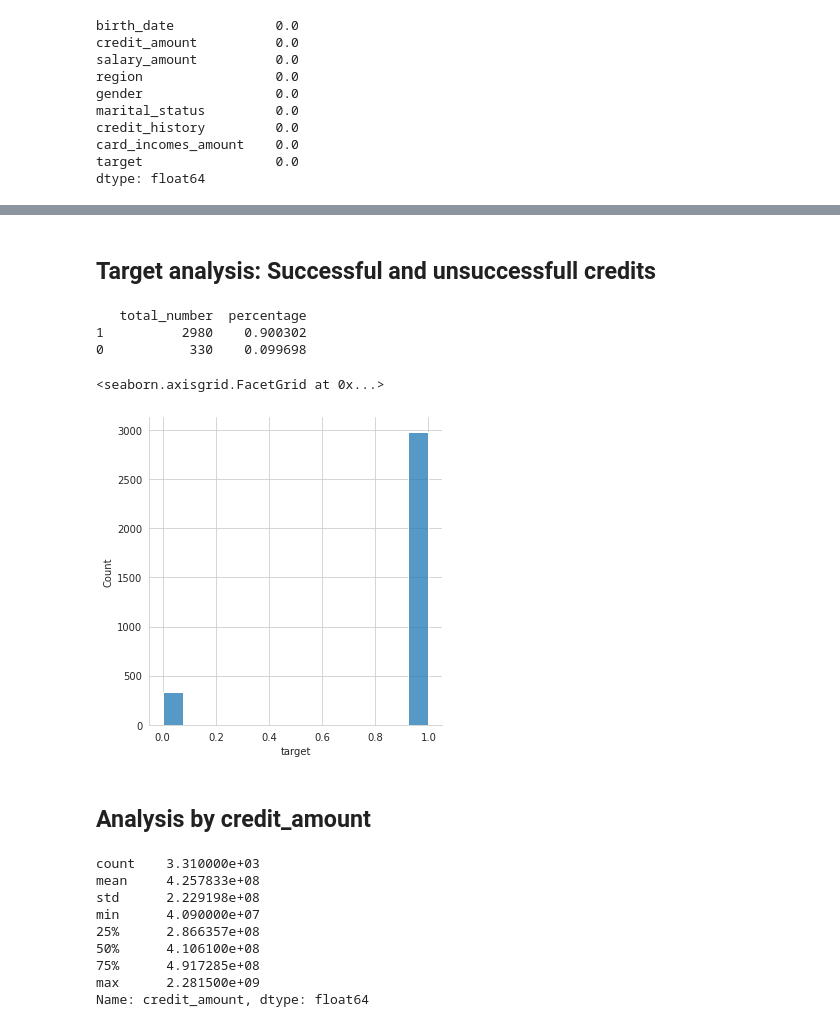
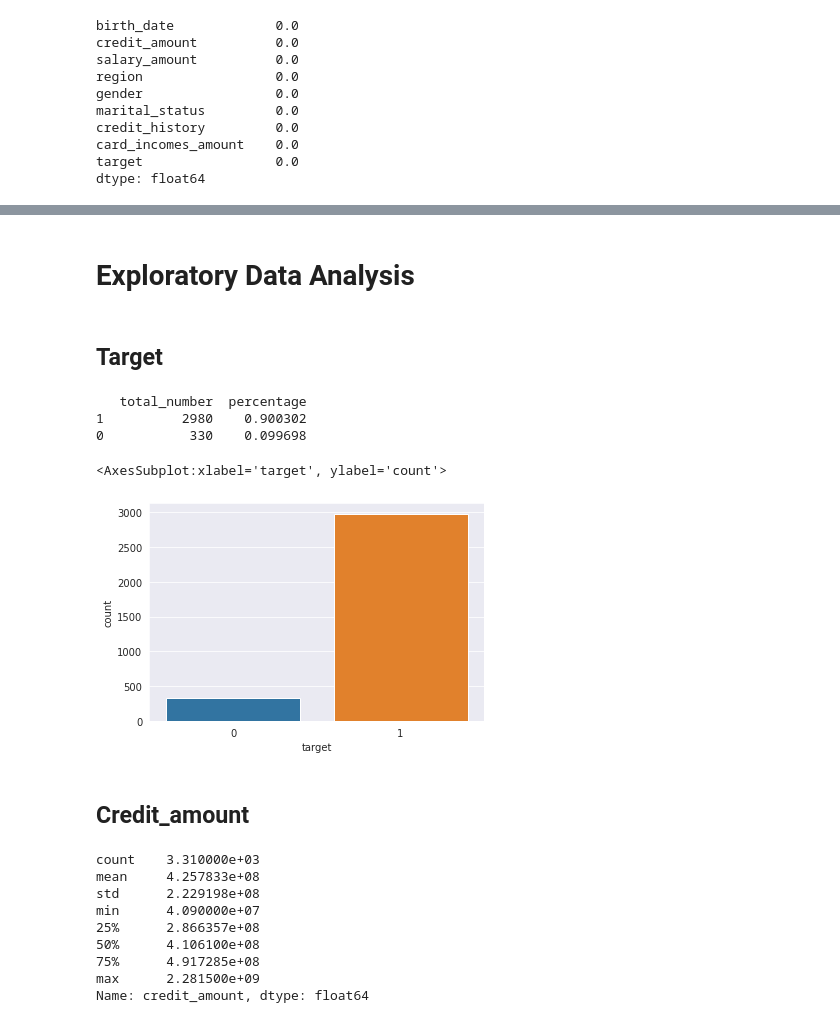
Before and after one commit to KomiljonNasrullaev/aliftech, a Jupyter notebook: notebooks/aliftech.ipynb, the cells around one changed output, grey strips where cells are left out. Drawn from its saved outputs; the diff is of its cells as text; code cells hidden in the pictures.

```diff
--- a/notebooks/aliftech.ipynb
+++ b/notebooks/aliftech.ipynb
@@ -73,7 +73,9 @@ Data columns (total 9 columns):
 dtypes: int64(3), object(6)
 memory usage: 258.6+ KB
 # %% [markdown]
-## Target analysis: Successful and unsuccessfull credits
+# Exploratory Data Analysis
+# %% [markdown]
+## Target
 # %%
 df = pd.DataFrame()
 df['total_number'] = data.target.value_counts()
@@ -84,13 +86,13 @@ print(df)
 1          2980    0.900302
 0           330    0.099698
 # %%
-sns.set_style("whitegrid")
-sns.displot(data, x="target", shrink=1.)
+sns.set_style("darkgrid")
+sns.countplot(data=data, x='target')
 # %% [output]
-<seaborn.axisgrid.FacetGrid at 0x...>
+<AxesSubplot:xlabel='target', ylabel='count'>
-[figure, old version]
+[figure, new version]
 # %% [markdown]
-## Analysis by credit_amount
+## Credit_amount
 # %%
 data.credit_amount.describe()
 # %% [output]
```
Also changed, not shown: parts of 46 cells of this notebook.
